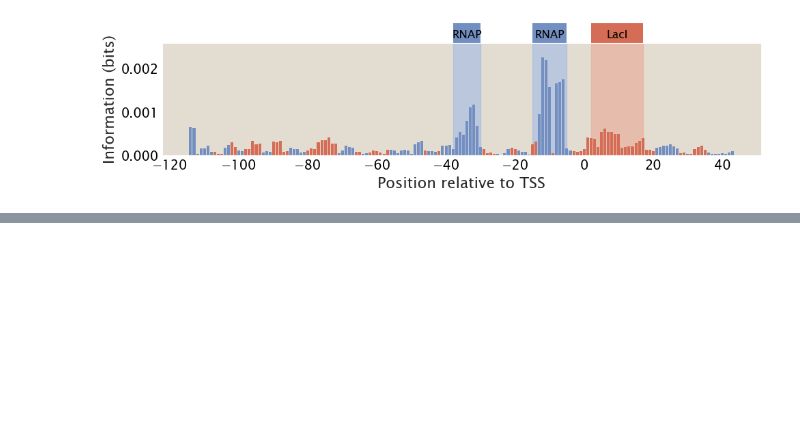
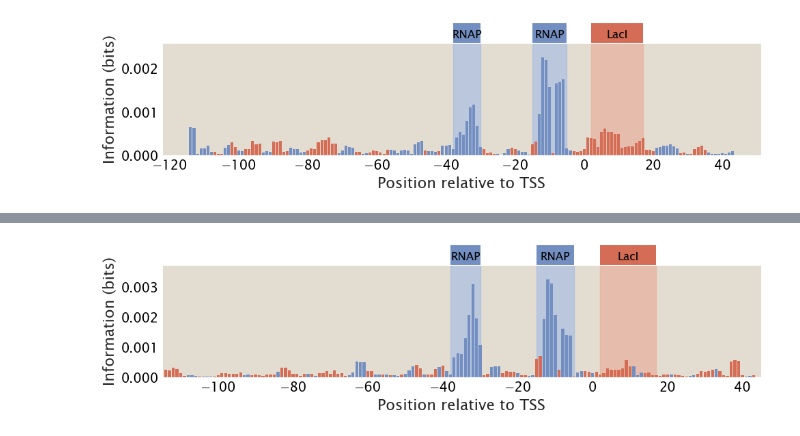
Before and after one commit to RPGroup-PBoC/theoretical_regseq, a Jupyter notebook: figures/figure_notebooks/figure12.ipynb, the cells around one changed output, grey strips where cells are left out. Drawn from its saved outputs; the diff is of its cells as text; code cells hidden in the pictures; blank space fills up the shorter version.

```diff
--- a/figures/figure_notebooks/figure12.ipynb
+++ b/figures/figure_notebooks/figure12.ipynb
@@ -179,0 +199,19 @@ tregs.footprint.plot_footprint(promoter, df, region_params,
+# %%
+n_NS = len(genome)
+ep_wt = -5
+er_wt = -13
+
+mean_p = 1000
+mean_r = 10
+alpha = 0.5
+
+df = tregs.simulate.sim(promoter, simrep_pbound_with_noise, [rnap_site, rep_site],
+                        *[n_NS, rnap_emat, rep_emat, ep_wt, er_wt,
+                          mean_p, mean_r, alpha])
+
+region_params = [(-38, -30, 'P', 'RNAP'), (-15, -5, 'P', 'RNAP'), (2, 17, 'R', 'LacI')]
+tregs.footprint.plot_footprint(promoter, df, region_params,
+                               annotate_stn=False,
+                               outfile='../rebuttal_plots/figR6_fp2.pdf')
+# %% [output]
+[figure, added]
```
Also changed, not shown: parts of 2 cells of this notebook, 2 other files.
